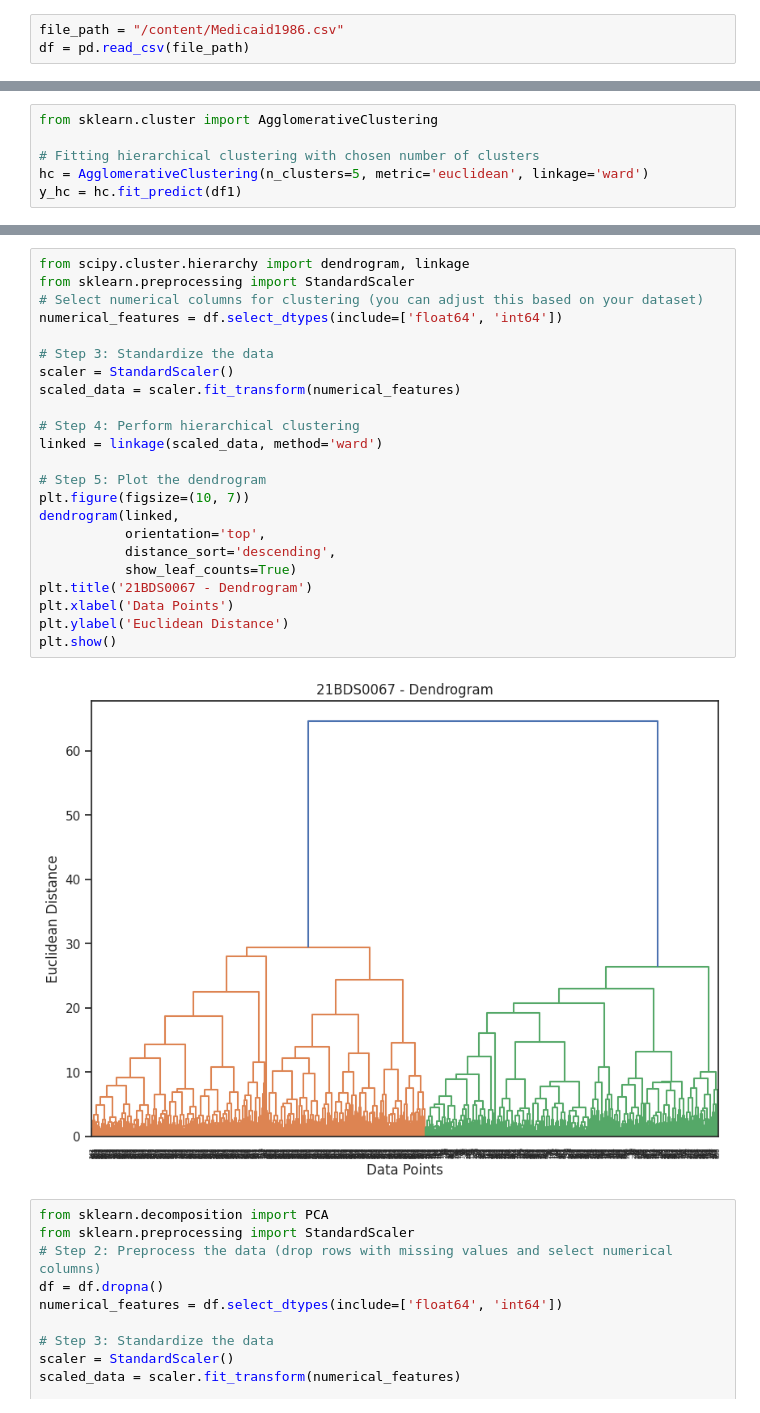
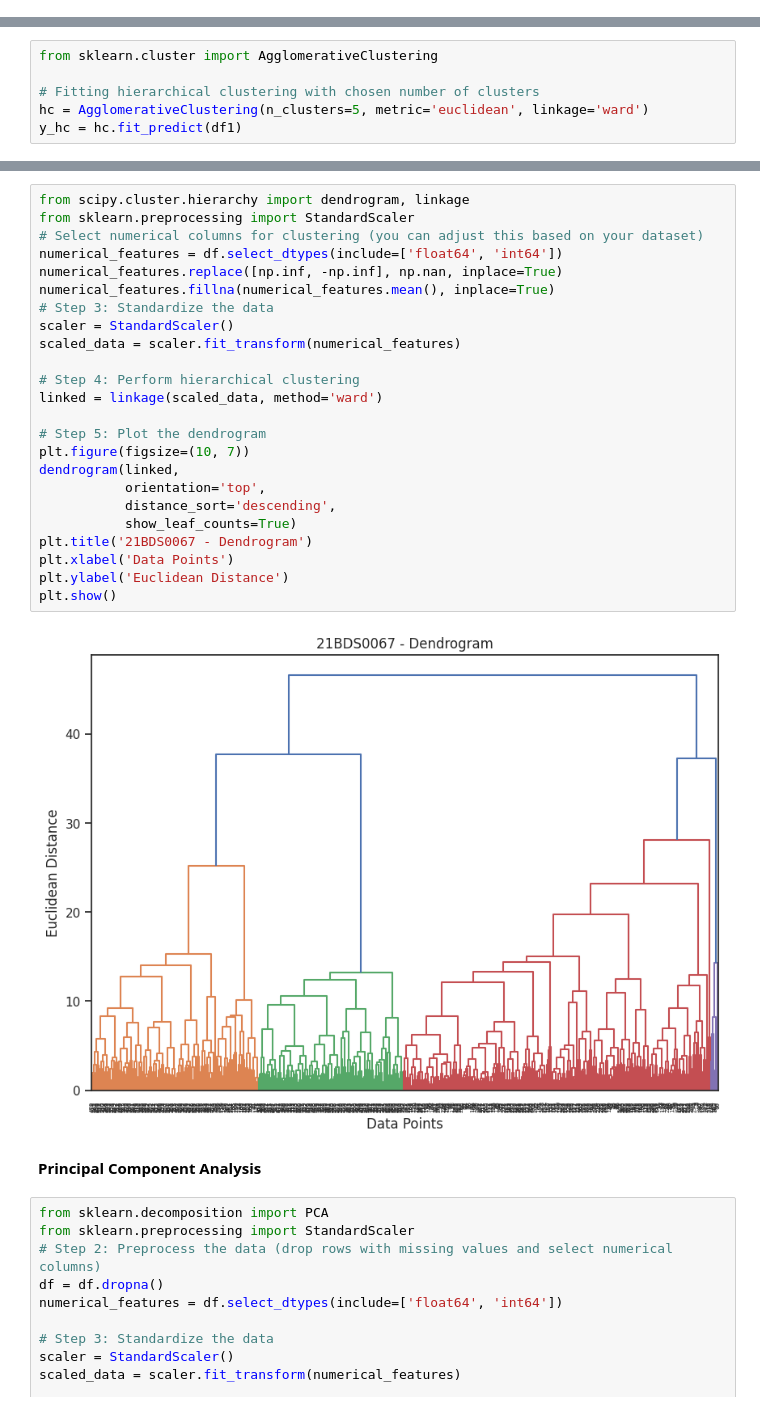
Before and after one commit to JananeeShri27/EDA-THEORY, a Jupyter notebook: Untitled0.ipynb, the cells around one changed output, grey strips where cells are left out. Drawn from its saved outputs; the diff is of its cells as text.

```diff
--- a/Untitled0.ipynb
+++ b/Untitled0.ipynb
@@ -715,6 +700,3 @@ plt.show()
-# %%
-file_path = "/content/Medicaid1986.csv"
-df = pd.read_csv(file_path)
 # %%
 plt.figure(figsize=(8,5))
 plt.title("21BDS0067 - AGE",fontsize=16)
@@ -782,28 +764,31 @@ plt.show()
 # %%
 from scipy.cluster.hierarchy import dendrogram, linkage
 from sklearn.preprocessing import StandardScaler
 # Select numerical columns for clustering (you can adjust this based on your dataset)
 numerical_features = df.select_dtypes(include=['float64', 'int64'])
-
+numerical_features.replace([np.inf, -np.inf], np.nan, inplace=True)
+numerical_features.fillna(numerical_features.mean(), inplace=True)
 # Step 3: Standardize the data
 scaler = StandardScaler()
 scaled_data = scaler.fit_transform(numerical_features)
 
 # Step 4: Perform hierarchical clustering
 linked = linkage(scaled_data, method='ward')
 
 # Step 5: Plot the dendrogram
 plt.figure(figsize=(10, 7))
 dendrogram(linked,
            orientation='top',
            distance_sort='descending',
            show_leaf_counts=True)
 plt.title('21BDS0067 - Dendrogram')
 plt.xlabel('Data Points')
 plt.ylabel('Euclidean Distance')
 plt.show()
 # %% [output]
-[figure, old version]
+[figure, new version]
+# %% [markdown]
+**Principal Component Analysis**
 # %%
 from sklearn.decomposition import PCA
 from sklearn.preprocessing import StandardScaler
```
Also changed, not shown: parts of 30 cells of this notebook.
